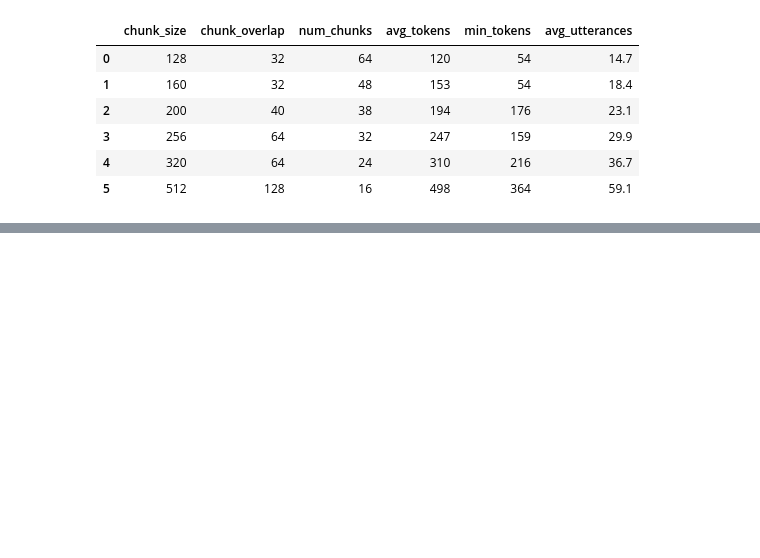
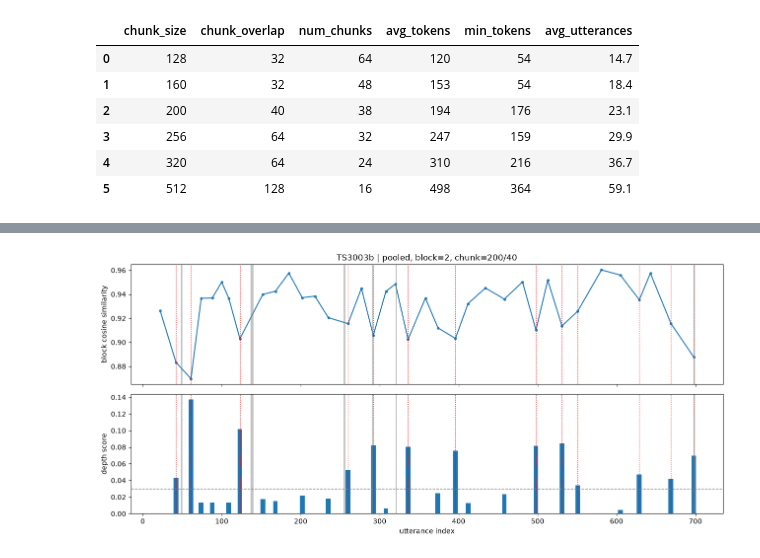
Before and after one commit to TEAM-REMEET/remeet, a Jupyter notebook: playground/chaewon/src/01_text_boundary_test.ipynb, the cells around one changed output, grey strips where cells are left out. Saved outputs shown, nothing was run; the diff lists cells and outputs as text; code cells hidden in the pictures; blank space fills up the shorter version.

```diff
--- a/playground/chaewon/src/01_text_boundary_test.ipynb
+++ b/playground/chaewon/src/01_text_boundary_test.ipynb
@@ -199,7 +199,7 @@ Name: token_count, dtype: float64
 아마 이렇게 하면 더 쉬울 것 같은데 음
 # %%
 # --------------------------------------------------------------------------------------------------
-# 4. 저장
+# 1-4. 저장
 # 현재는 각 단계별로 저장하지 않도록 함
 # 만약, 단계별로 저장하고 싶다면 주석 풀고 실행하면 "outputs/chunks" 디렉토리 내 <회의ID>_chunks.json 파일로 저장됨
 # utterances도 함께 저장하여 utteraces_start~utterance_end로 [발화번호] 텍스트 형태의 경계 앞뒤 문맥을 다시 만들 수 있음
@@ -213,7 +213,7 @@ Name: token_count, dtype: float64
 #     'utterance_start': 0,
 #     'utterance_end': 24}}
 # --------------------------------------------------------------------------------------------------
-output = {
+chunk_result = {
     "meeting_id": meeting_id,
     "metadata": header,
     "chunking": {
@@ -230,12 +230,12 @@ output = {
     "chunks": chunks,
 }
 
-output
+chunk_result
 
 # 저장용
 # OUTPUT_DIR.mkdir(parents=True, exist_ok=True)
 # output_path = OUTPUT_DIR / f"{meeting_id}_chunks.json"
-# output_path.write_text(json.dumps(output, ensure_ascii=False, indent=2), encoding="utf-8")
+# output_path.write_text(json.dumps(chunk_result, ensure_ascii=False, indent=2), encoding="utf-8")
 # print("저장 완료:", output_path)
 # %% [output]
 {'meeting_id': 'TS3003b',
@@ -279,0 +496,28 @@ display(pd.DataFrame(rows))
+# %%
+# --------------------------------------------------------------------------------------------------
+# +) 유사도 / depth 곡선 시각화 (빨간 점선: 후보, 회색 실선: 정답 최상위 주제 경계, GOLD_PATH 있을 때만)
+# --------------------------------------------------------------------------------------------------
+import matplotlib.pyplot as plt
+
+x = gaps_df["boundary_position"]
+fig, (ax1, ax2) = plt.subplots(2, 1, figsize=(13, 6), sharex=True)
+ax1.plot(x, gap_sims, marker="o", ms=3)
+ax1.set_ylabel("block cosine similarity")
+ax2.bar(x, gap_depths, width=6)
+ax2.axhline(depth_threshold, ls="--", c="gray", lw=1)
+ax2.set_ylabel("depth score")
+ax2.set_xlabel("utterance index")
+for g in candidate_gaps:
+    for ax in (ax1, ax2):
+        ax.axvline(gaps_df.loc[g, "boundary_position"], c="red", ls=":", lw=1)
+if GOLD_PATH is not None and Path(GOLD_PATH).is_file():
+    _gold_tids = [u["tid"].split(".")[0] for u in json.loads(Path(GOLD_PATH).read_text(encoding="utf-8"))["utterances"]]
+    for i in range(1, len(_gold_tids)):
+        if _gold_tids[i] != _gold_tids[i - 1]:
+            for ax in (ax1, ax2):
+                ax.axvline(i, c="gray", alpha=0.5, lw=2)
+ax1.set_title(f"{meeting_id} | {EMBEDDING_MODE}, block={BLOCK_SIZE}, chunk={CHUNK_SIZE}/{CHUNK_OVERLAP}")
+plt.tight_layout()
+plt.show()
+# %% [output]
+[figure, added]
```
Also changed, not shown: parts of 15 cells of this notebook.
